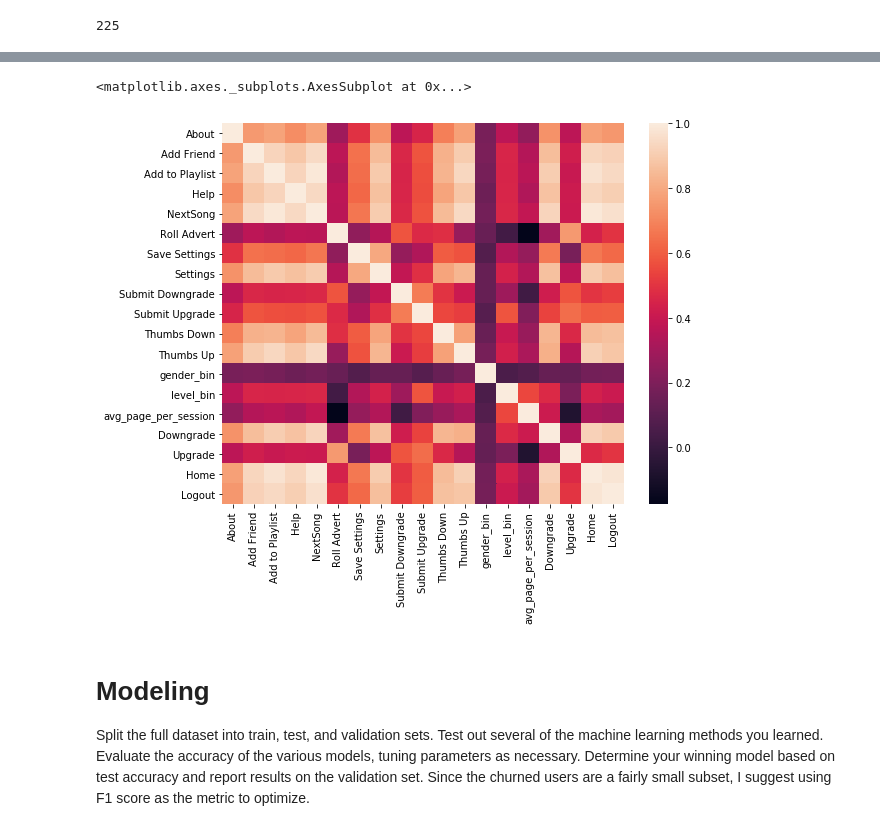
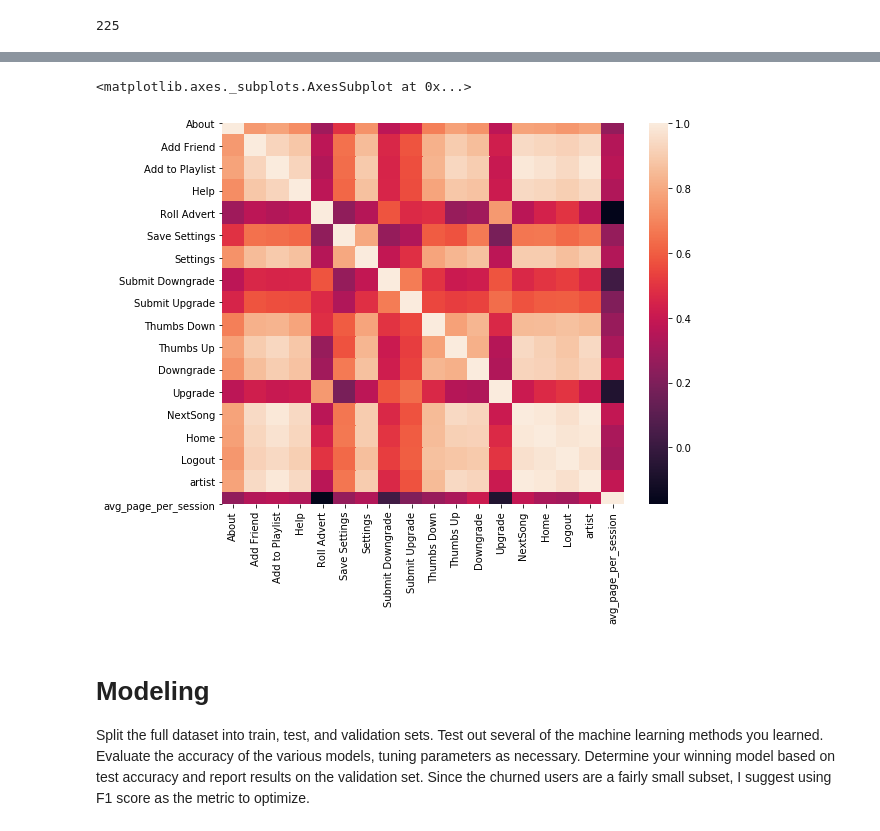
Before and after one commit to bayarealife/DSND-Sparkify-Project, a Jupyter notebook: Sparkify.ipynb, the cells around one changed output, grey strips where cells are left out. Drawn from its saved outputs; the diff is of its cells as text; code cells hidden in the pictures.

```diff
--- a/Sparkify.ipynb
+++ b/Sparkify.ipynb
@@ -102,7 +109,7 @@ num_users
 225
 # %%
 ## List of unique churned users and the number
-churn_users = [x.userId for x in df.filter(F.col("page").contains('Cancel')).select('userId').sort('userId').distinct().collect()]
+churn_users = [x.userId for x in df.filter(F.col("page").contains('Cancellation Confirmation')).select('userId').sort('userId').distinct().collect()]
 num_churn = len(churn_users)
 num_churn
 # %% [output]
@@ -421,12 +499,16 @@ feature_df = feature_df.join(temp_df, ['userId'])
 temp_df = df.groupBy('userId','sessionId').agg({"page":"count"}).groupby('userId').agg((F.sum("count(page)") / F.count('sessionId')).alias('avg_page_per_session')).sort('userId')
 feature_df = feature_df.join(temp_df, ['userId'])
 
+## Add number of artists per user
+temp_df = df.groupBy('userId','artist').agg({"artist":"count"}).groupby('userId').agg(F.sum("count(artist)").alias('artist')).sort('userId').fillna(0)
+feature_df = feature_df.join(temp_df, ['userId'])
+
 ## Lastly, add label
 temp_df = df.groupby(['userId', 'label']).agg(count('label')).sort('userId').select('userId','label')
 feature_df = feature_df.join(temp_df, ['userId'])
 
 ## Delete Cancel pages
-feature_df = feature_df.drop('Cancel','Cancellation Confirmation','Error')
+feature_df = feature_df.drop('Cancel','Cancellation Confirmation')
 
 ## Verify the number of unique users stayed the same after the table manipulation
 feature_df.count()
@@ -469,8 +551,6 @@ root
  |-- label: integer (nullable = false)
 # %%
-numeric_features = [ 'About', 'Add Friend', 'Add to Playlist', 'Help', 'NextSong',\
-                     'Roll Advert', 'Save Settings', 'Settings', 'Submit Downgrade', 'Submit Upgrade', 'Thumbs Down',\
-                     'Thumbs Up', 'gender_bin', 'level_bin', 'avg_page_per_session', 'Downgrade', 'Upgrade', 'Home', 'Logout']   ## 'Error',
-
-## Check the statistics of the features to be used
-feature_df.select(numeric_features).describe().toPandas().transpose()
+page_features = ['About', 'Add Friend', 'Add to Playlist', 'Help',\
+                 'Roll Advert', 'Save Settings', 'Settings', 'Submit Downgrade', 'Submit Upgrade', 'Thumbs Down',\
+                 'Thumbs Up', 'Downgrade', 'Upgrade', 'NextSong', 'Home', 'Logout', 'artist', 'avg_page_per_session']   ## 'Error'
+binary_features = ['gender_bin', 'level_bin']
@@ -495,9 +557,9 @@ feature_df.select(numeric_features).describe().toPandas().transpose()
 # %%
-## Check the correlation between all features
-corr = feature_df[numeric_features].toPandas().corr()
+## Check the correlation between page features
+corr = feature_df[page_features].toPandas().corr()
 ## Display a heatmap to show the correlation
 fig, ax = plt.subplots(figsize=(9,7))
 sns.heatmap(corr, xticklabels=corr.columns, yticklabels=corr.columns,ax=ax)
 # %% [output]
 <matplotlib.axes._subplots.AxesSubplot at 0x...>
-[figure, old version]
+[figure, new version]
```
Also changed, not shown: parts of 69 cells of this notebook, 1 other file.
